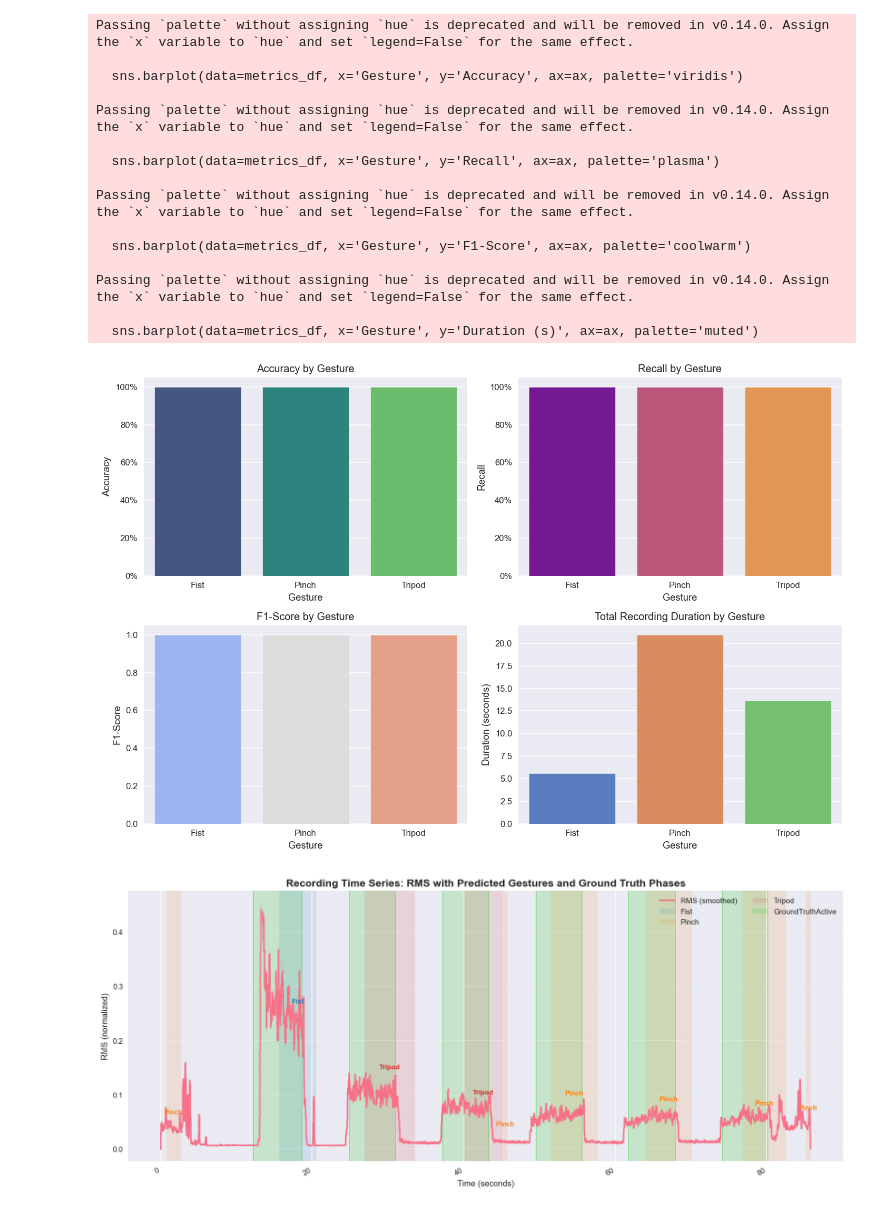
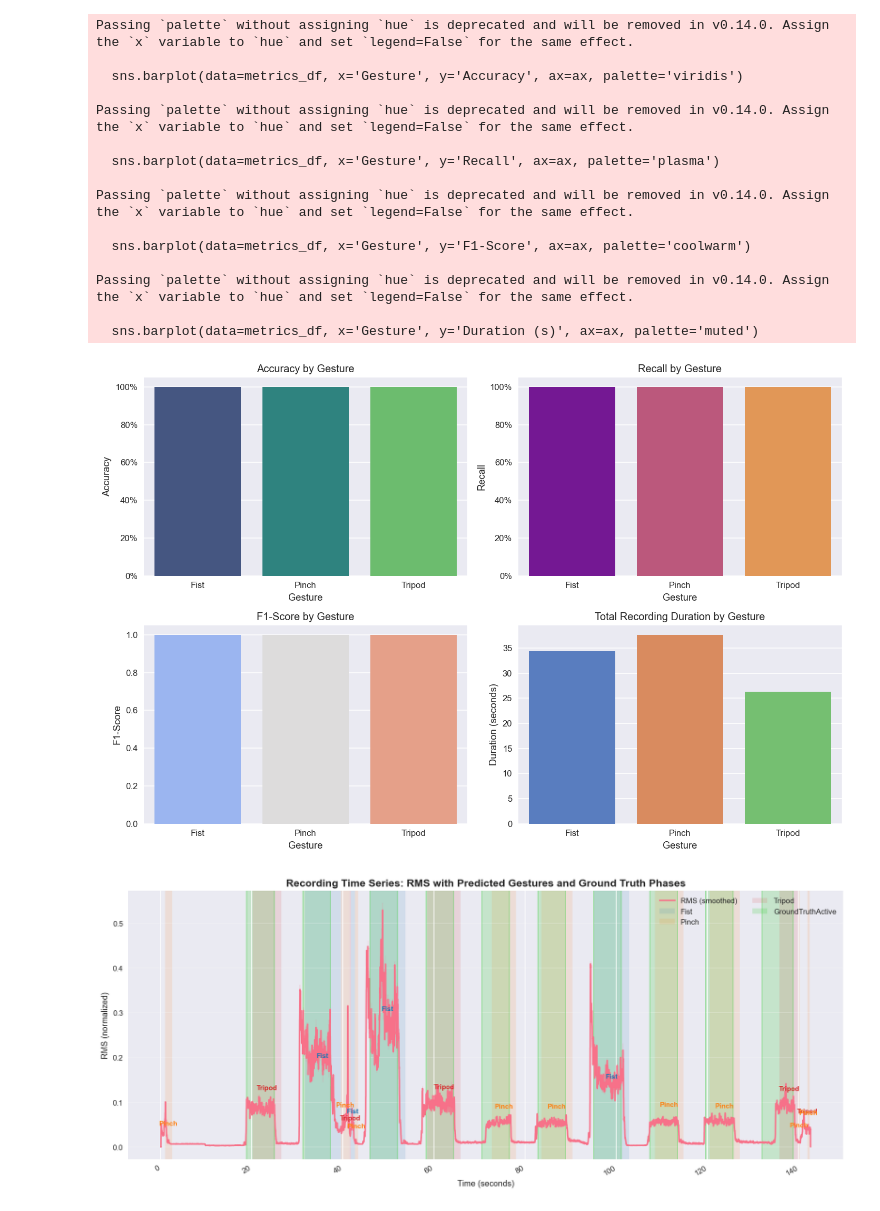
Before and after one commit to PaulZwie/playagain_pipeline, a Jupyter notebook: playagain_pipeline/performance_assessment/performance_assessment.ipynb, the cells around one changed output. Saved outputs shown, nothing was run; the diff lists cells and outputs as text; code cells hidden in the pictures.

```diff
--- a/playagain_pipeline/performance_assessment/performance_assessment.ipynb
+++ b/playagain_pipeline/performance_assessment/performance_assessment.ipynb
@@ -22,8 +22,8 @@ CANONICAL_LABELS = ["Rest", "Fist", "Pinch", "Tripod"]  # display order
 
 # ── Select specific recording to analyse ──────────────────────────────────────
 # Set the subject and session folder name (without paths)
-TARGET_SUBJECT = "VP_00"
-TARGET_SESSION = "game_Test_2026-03-24_08-38-15"
+TARGET_SUBJECT = "VP_01"
+TARGET_SESSION = "game_2026-03-24_09-00-13"
 
 # Construct paths directly
 session_dir = DATA_ROOT / TARGET_SUBJECT / TARGET_SESSION
@@ -507,17 +507,17 @@ Passing `palette` without assigning `hue` is deprecated and will be removed in v
 Passing `palette` without assigning `hue` is deprecated and will be removed in v0.14.0. Assign the `x` variable to `hue` and set `legend=False` for the same effect.
 
   sns.barplot(data=metrics_df, x='Gesture', y='Accuracy', ax=ax, palette='viridis')
 
 Passing `palette` without assigning `hue` is deprecated and will be removed in v0.14.0. Assign the `x` variable to `hue` and set `legend=False` for the same effect.
 
   sns.barplot(data=metrics_df, x='Gesture', y='Recall', ax=ax, palette='plasma')
 
 Passing `palette` without assigning `hue` is deprecated and will be removed in v0.14.0. Assign the `x` variable to `hue` and set `legend=False` for the same effect.
 
   sns.barplot(data=metrics_df, x='Gesture', y='F1-Score', ax=ax, palette='coolwarm')
 
 Passing `palette` without assigning `hue` is deprecated and will be removed in v0.14.0. Assign the `x` variable to `hue` and set `legend=False` for the same effect.
 
   sns.barplot(data=metrics_df, x='Gesture', y='Duration (s)', ax=ax, palette='muted')
-[figure, old version]
+[figure, new version]
-[figure, old version]
+[figure, new version]
```
Also changed, not shown: parts of 1 cell of this notebook, 1 other file.
